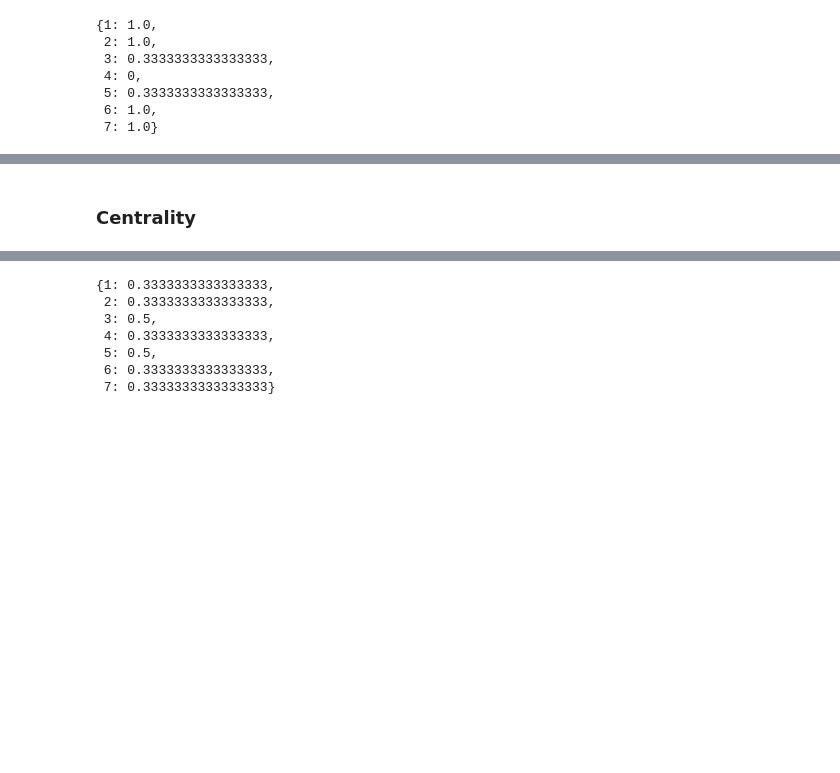
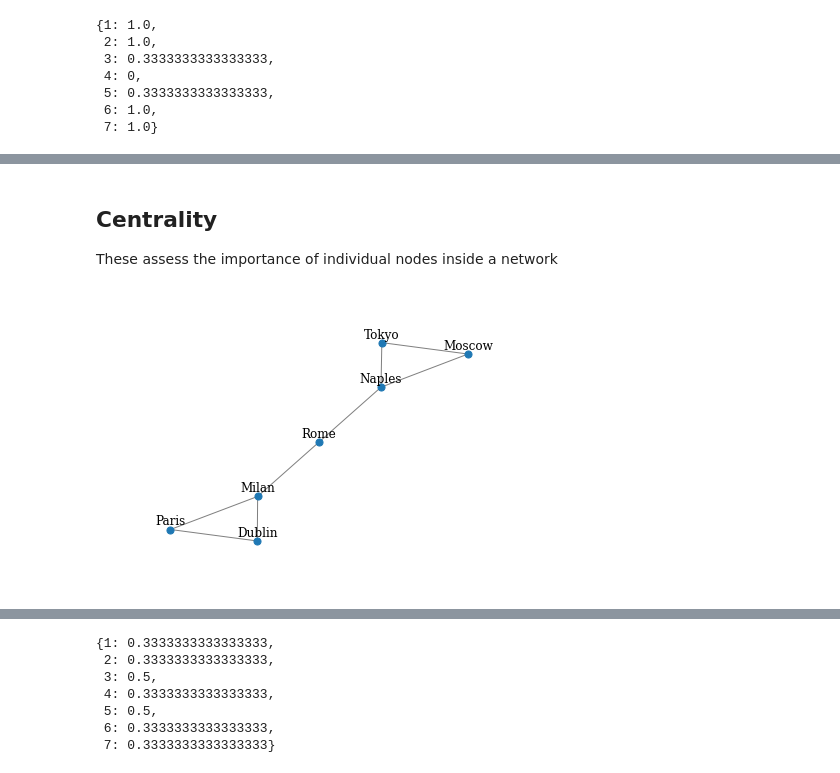
Before and after one commit to lin3372/BK_Graph_Machine_Learning_Pkt21, a Jupyter notebook: 01_03_Graph_metrics.ipynb, the cells around one changed output, grey strips where cells are left out. Cells and saved outputs as stored; diff of their text form; code cells hidden in the pictures; blank space fills up the shorter version.

```diff
--- a/01_03_Graph_metrics.ipynb
+++ b/01_03_Graph_metrics.ipynb
@@ -297,7 +295,11 @@ draw_graph(G, node_names=nodes, node_size=node_size,filename='clustering.png')
-# %% [markdown]
-### Centrality
+# %% [markdown]
+## Centrality
+These assess the importance of individual nodes inside a network
 # %%
 G = nx.Graph()
 nodes = {1:'Dublin',2:'Paris',3:'Milan',4:'Rome',5:'Naples',6:'Moscow',7:'Tokyo'}
 G.add_nodes_from(nodes.keys())
 G.add_edges_from([(1,2),(1,3),(2,3),(3,4),(4,5),(5,6),(6,7),(7,5)])
+draw_graph(G, node_names=nodes,filename='centrality.png')
+# %% [output]
+[figure, added]
```
Also changed, not shown: parts of 15 cells of this notebook.
